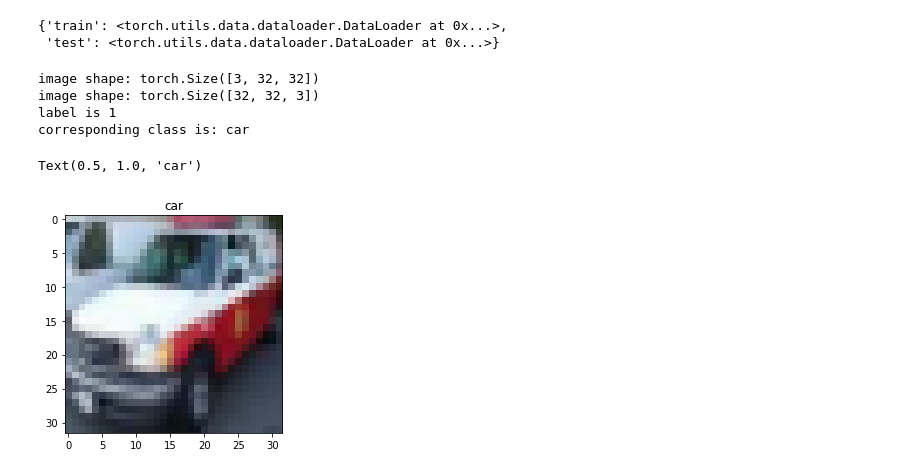
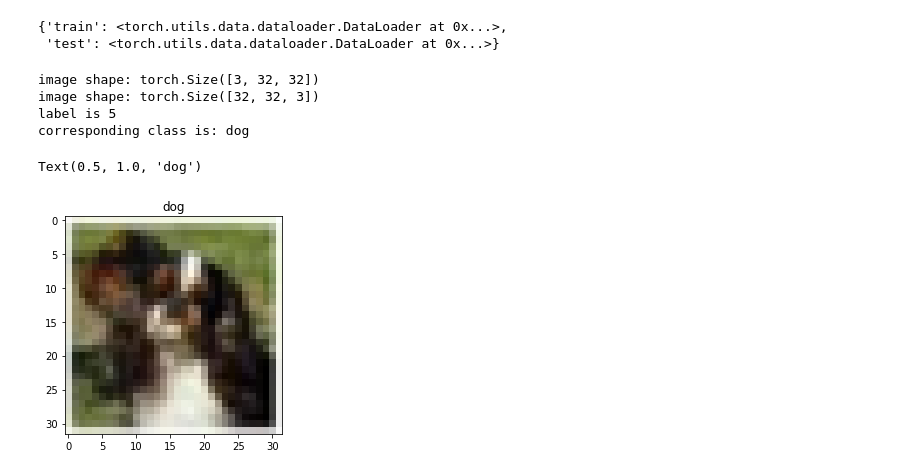
Before and after one commit to liamburrows/CMIT_Lectures_2023, a Jupyter notebook: lec1_2023.ipynb, the cells around one changed output. Drawn from its saved outputs; the diff is of its cells as text; code cells hidden in the pictures.

```diff
--- a/lec1_2023.ipynb
+++ b/lec1_2023.ipynb
@@ -508,11 +576,13 @@ from torchvision.transforms import ToTensor
 
 train_data = datasets.CIFAR10(root='data',
                             train=True,
-                            transform=ToTensor())
+                            transform=ToTensor(),
+                             download=True)
 test_data = datasets.CIFAR10(
     root = 'data',
     train = False,
-    transform = ToTensor()
+    transform = ToTensor(),
+    download=True
 )
 
 classes = ('plane', 'car', 'bird', 'cat',
@@ -538,23 +612,23 @@ loaders
 # %%
 import numpy as np
 import matplotlib.pyplot as plt
 # Plot an image with the class
 
-i=60# change index
+i=500# change index
 im, label = train_data[i]
 print('image shape:' , im.shape)
 im = np.transpose(im, [1,2,0])
 print('image shape:' , im.shape)
 print('label is', label)
 print('corresponding class is:', classes[label])
 plt.imshow(im)
 plt.title(classes[train_data.targets[i]])
 # %% [output]
 image shape: torch.Size([3, 32, 32])
 image shape: torch.Size([32, 32, 3])
-label is 1
-corresponding class is: car
+label is 5
+corresponding class is: dog
-Text(0.5, 1.0, 'car')
+Text(0.5, 1.0, 'dog')
-[figure, old version]
+[figure, new version]
 # %%
 # Define network, loss function, optimizer, and write training loop. Finally plot a montage of results
```
Also changed, not shown: parts of 11 cells of this notebook.
